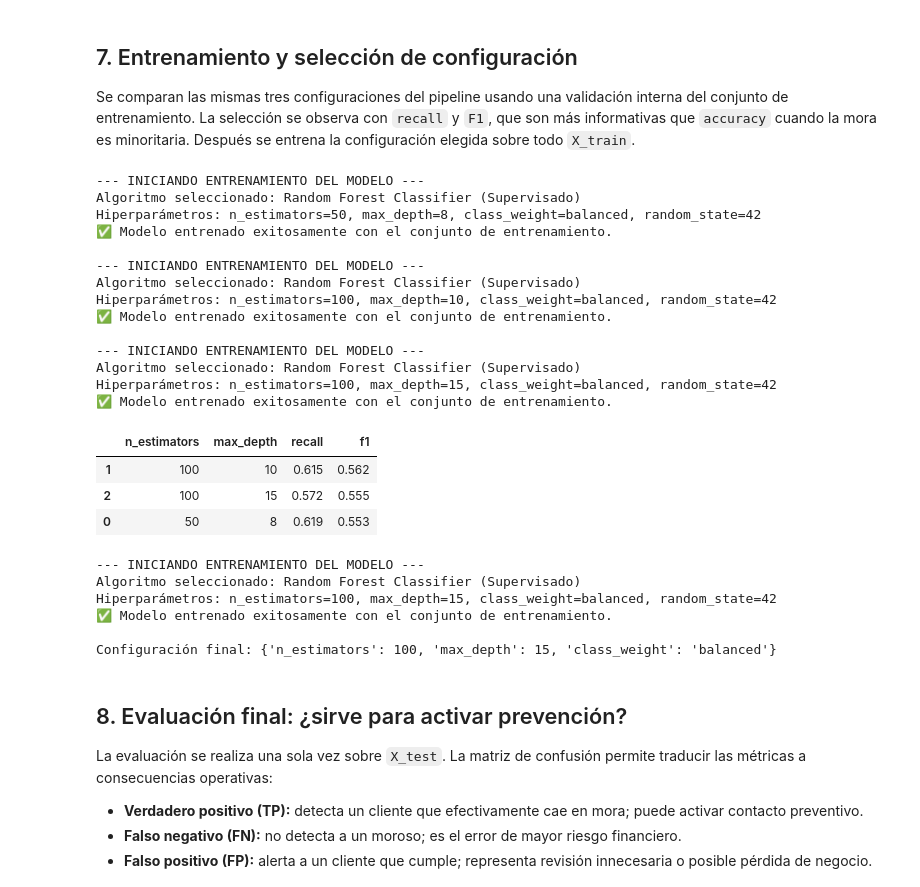
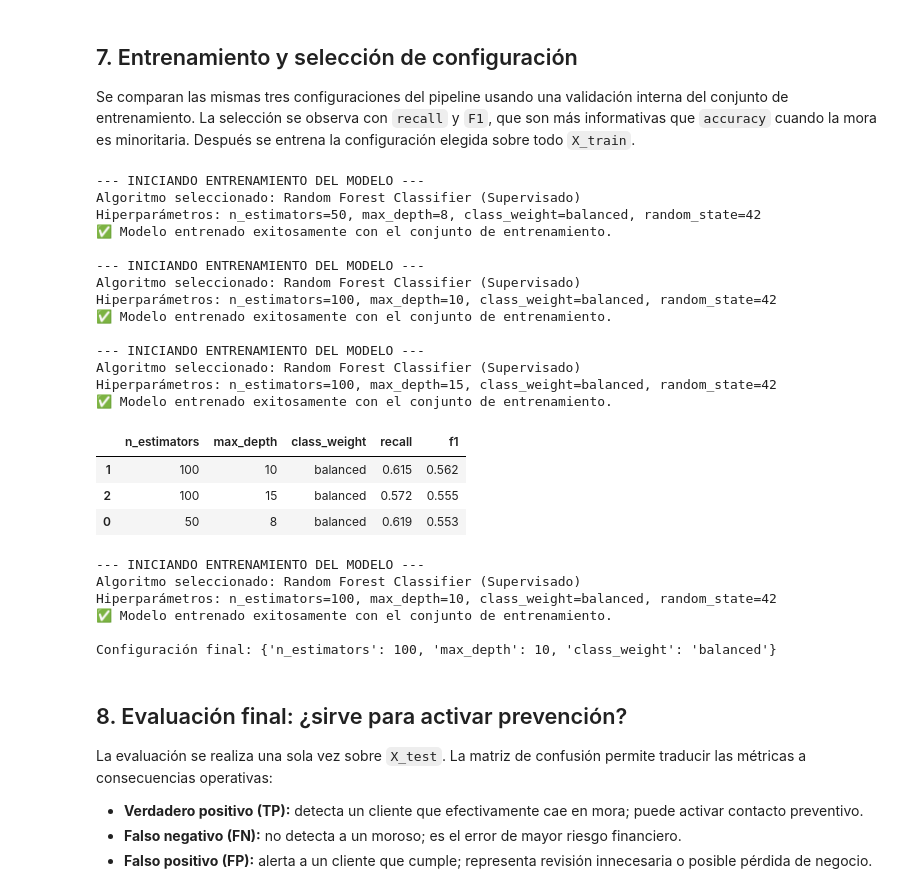
Before and after one commit to nickend12/ml-riesgo-credito, a Jupyter notebook: jupyter/01_exploracion.ipynb, the cells around one changed output. Saved outputs shown, nothing was run; the diff lists cells and outputs as text; code cells hidden in the pictures.

```diff
--- a/jupyter/01_exploracion.ipynb
+++ b/jupyter/01_exploracion.ipynb
@@ -459,42 +459,43 @@ Medias del scaler aprendidas en train (primeras 5): [ 1.67105823e+05  3.55190000
 Se comparan las mismas tres configuraciones del pipeline usando una validación interna del conjunto de entrenamiento. La selección se observa con `recall` y `F1`, que son más informativas que `accuracy` cuando la mora es minoritaria. Después se entrena la configuración elegida sobre todo `X_train`.
 # %%
 configuraciones = [
-    {'n_estimators': 50, 'max_depth': 8},
-    {'n_estimators': 100, 'max_depth': 10},
-    {'n_estimators': 100, 'max_depth': 15},
+    {'n_estimators': 50, 'max_depth': 8, 'class_weight': 'balanced'},
+    {'n_estimators': 100, 'max_depth': 10, 'class_weight': 'balanced'},
+    {'n_estimators': 100, 'max_depth': 15, 'class_weight': 'balanced'},
 ]
 comparacion = comparar_configuraciones(X_train, y_train, configuraciones, random_state=RANDOM_STATE)
 comparison_df = pd.DataFrame(comparacion)
 display(comparison_df.sort_values('f1', ascending=False))
 
-selected = {'n_estimators': 100, 'max_depth': 15, 'class_weight': 'balanced'}
+mejor_resultado = max(comparacion, key=lambda resultado: (resultado['f1'], resultado['recall']))
+selected = {key: mejor_resultado[key] for key in ('n_estimators', 'max_depth', 'class_weight')}
 model = entrenar_modelo_random_forest(X_train, y_train, random_state=RANDOM_STATE, **selected)
 print(f'Configuración final: {selected}')
 # %% [output]
 --- INICIANDO ENTRENAMIENTO DEL MODELO ---
 Algoritmo seleccionado: Random Forest Classifier (Supervisado)
 Hiperparámetros: n_estimators=50, max_depth=8, class_weight=balanced, random_state=42
 ✅ Modelo entrenado exitosamente con el conjunto de entrenamiento.
 
 --- INICIANDO ENTRENAMIENTO DEL MODELO ---
 Algoritmo seleccionado: Random Forest Classifier (Supervisado)
 Hiperparámetros: n_estimators=100, max_depth=10, class_weight=balanced, random_state=42
 ✅ Modelo entrenado exitosamente con el conjunto de entrenamiento.
 
 --- INICIANDO ENTRENAMIENTO DEL MODELO ---
 Algoritmo seleccionado: Random Forest Classifier (Supervisado)
 Hiperparámetros: n_estimators=100, max_depth=15, class_weight=balanced, random_state=42
 ✅ Modelo entrenado exitosamente con el conjunto de entrenamiento.
-|  | n_estimators | max_depth | recall | f1 |
-| 1 | 100 | 10 | 0.615 | 0.562 |
-| 2 | 100 | 15 | 0.572 | 0.555 |
-| 0 | 50 | 8 | 0.619 | 0.553 |
+|  | n_estimators | max_depth | class_weight | recall | f1 |
+| 1 | 100 | 10 | balanced | 0.615 | 0.562 |
+| 2 | 100 | 15 | balanced | 0.572 | 0.555 |
+| 0 | 50 | 8 | balanced | 0.619 | 0.553 |
 --- INICIANDO ENTRENAMIENTO DEL MODELO ---
 Algoritmo seleccionado: Random Forest Classifier (Supervisado)
-Hiperparámetros: n_estimators=100, max_depth=15, class_weight=balanced, random_state=42
+Hiperparámetros: n_estimators=100, max_depth=10, class_weight=balanced, random_state=42
 ✅ Modelo entrenado exitosamente con el conjunto de entrenamiento.
 
-Configuración final: {'n_estimators': 100, 'max_depth': 15, 'class_weight': 'balanced'}
+Configuración final: {'n_estimators': 100, 'max_depth': 10, 'class_weight': 'balanced'}
 # %% [markdown]
 ## 8. Evaluación final: ¿sirve para activar prevención?
 
```
Also changed, not shown: parts of 8 cells of this notebook, 5 other files.
